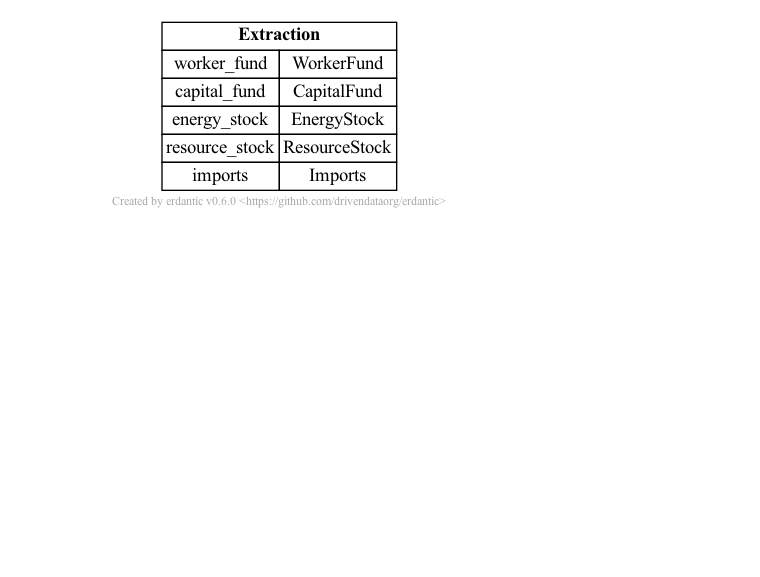
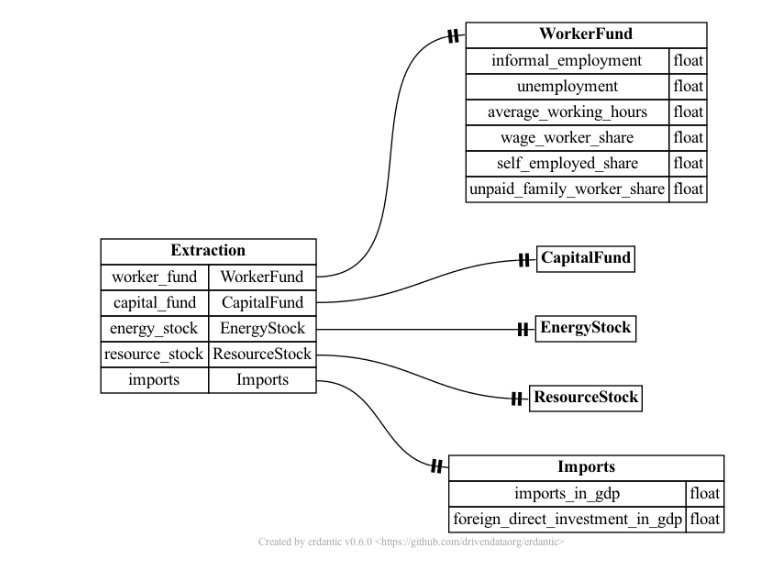
Before and after one commit to saviorand/provisioning-model, a Jupyter notebook: provisioning_model/notebooks/model.ipynb, the cells around one changed output. Drawn from its saved outputs; the diff is of its cells as text; code cells hidden in the pictures; blank space fills up the shorter version.

Commit message:
simple and detailed diagrams

```diff
--- a/provisioning_model/notebooks/model.ipynb
+++ b/provisioning_model/notebooks/model.ipynb
@@ -2,21 +2,21 @@
 from dataclasses import dataclass
 import erdantic as erd
 # %%
-# from provisioning_model.model.extraction.input import WorkerFund, CapitalFund, EnergyStock, ResourceStock
-# from provisioning_model.model.extraction.exchange_incoming import Imports
+from provisioning_model.model.extraction.input import WorkerFund, CapitalFund, EnergyStock, ResourceStock
+from provisioning_model.model.extraction.exchange_incoming import Imports
 
 
-class WorkerFund: pass
+class WorkerFund1: pass
 
 
-class CapitalFund: pass
+class CapitalFund1: pass
 
 
-class EnergyStock: pass
+class EnergyStock1: pass
 
 
-class ResourceStock: pass
+class ResourceStock1: pass
 
 
-class Imports: pass
+class Imports1: pass
 # %%
@@ -136,7 +194,8 @@ class Dissipation:
 # %%
 extraction_diagram = erd.create(Extraction)
+extraction_diagram_1 = erd.create(Extraction1)
 extraction_diagram
 # %% [output]
-[figure, old version]
+[figure, new version]
 # %%
 transformation_diagram = erd.create(Transformation)
```
Also changed, not shown: parts of 8 cells of this notebook, 2 other files.
